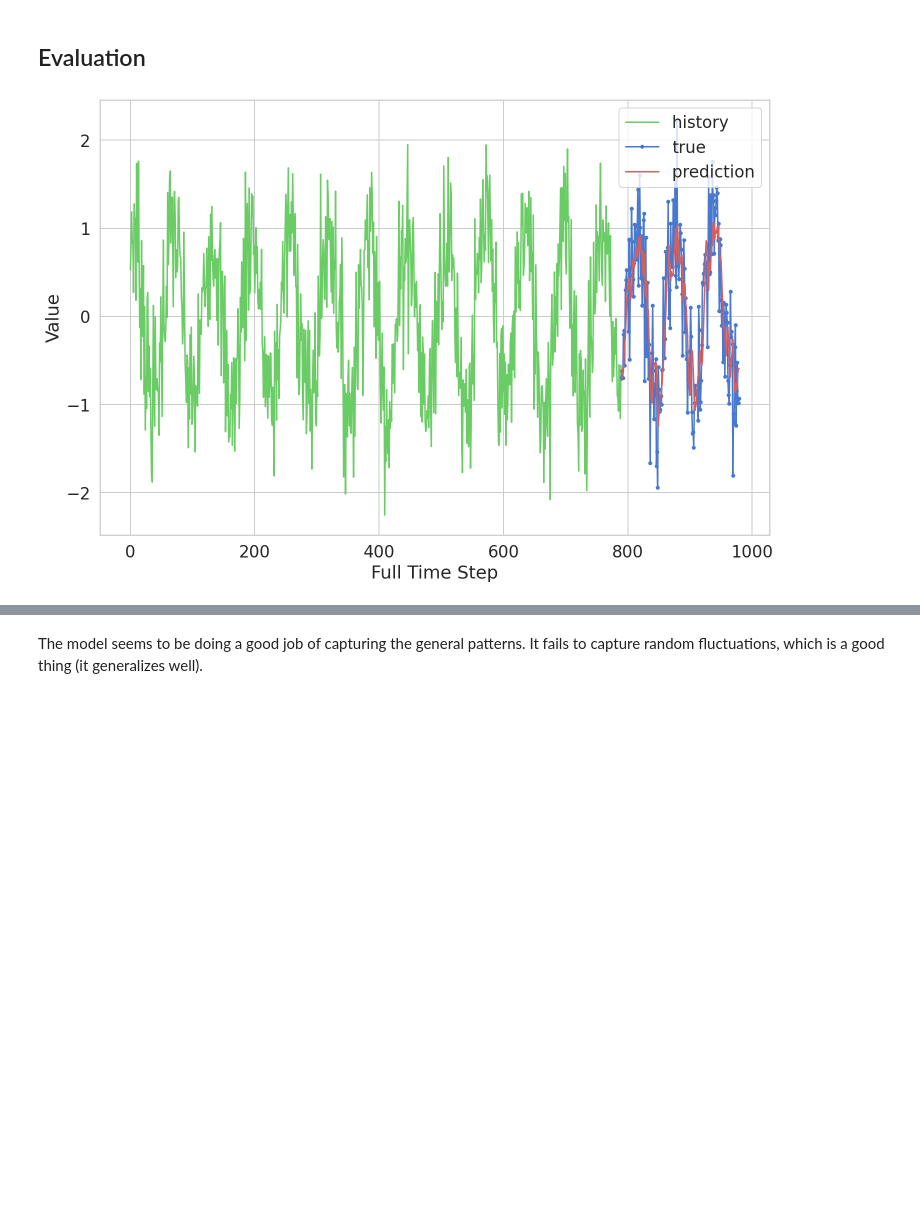
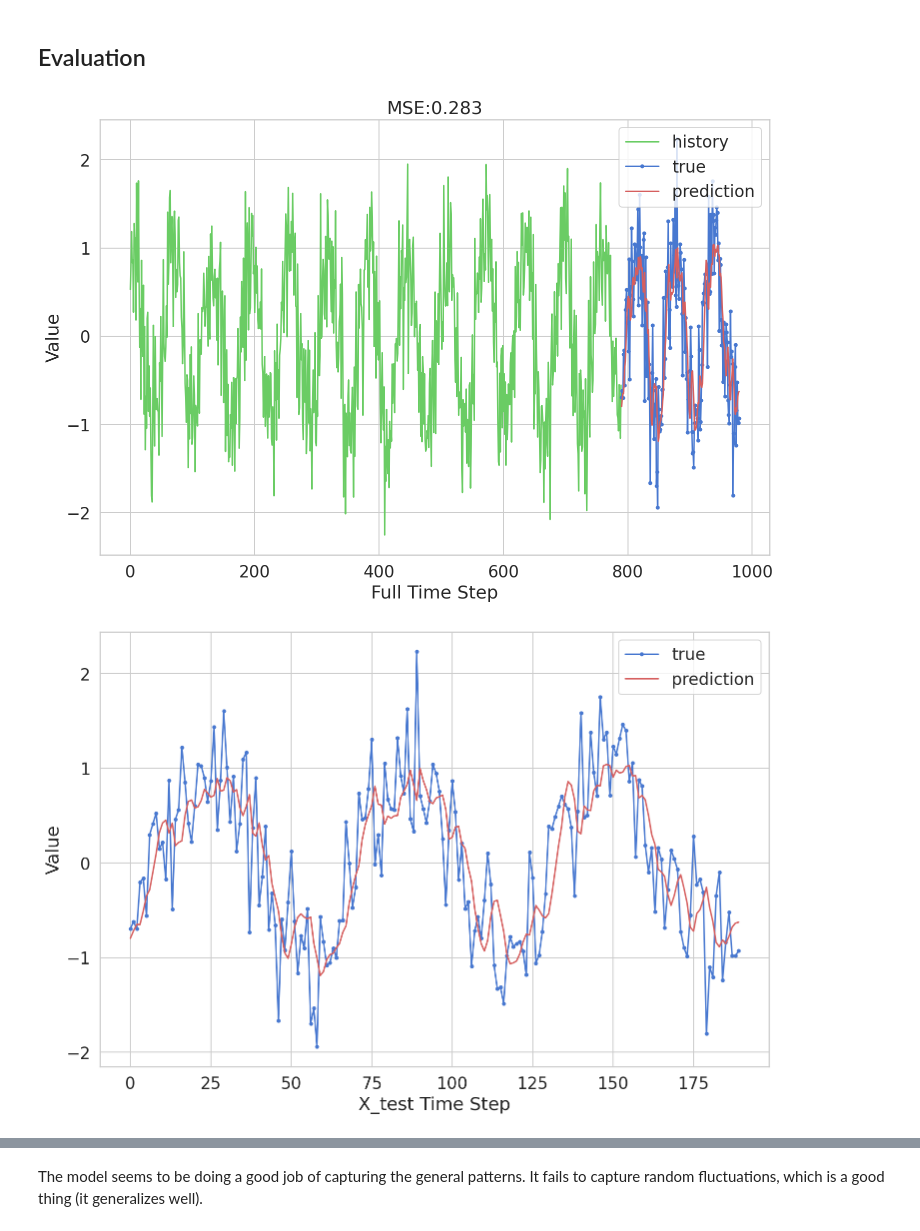
Before and after one commit to VishalMaurya/Deeplearning-TimeSeries, a Jupyter notebook: LSTM_TimeSeries_basic.ipynb, the cells around one changed output, grey strips where cells are left out. Cells and saved outputs as stored; diff of their text form; code cells hidden in the pictures; blank space fills up the shorter version.

Commit message:
Modified model arch

```diff
--- a/LSTM_TimeSeries_basic.ipynb
+++ b/LSTM_TimeSeries_basic.ipynb
@@ -97,7 +118,7 @@ We’ll use the Keras LSTM layer in a sequential model to make our predictions.
 # %%
 def create_baseline(X_train):
     model = keras.Sequential()
-    model.add(keras.layers.LSTM(128, input_shape=(X_train.shape[1], X_train.shape[2])))
+    model.add(keras.layers.LSTM(32, input_shape=(X_train.shape[1], X_train.shape[2])))
     model.add(keras.layers.Dense(1))
     model.compile(loss='mean_squared_error', optimizer=keras.optimizers.Adam(0.001))
     return model
@@ -140,16 +161,31 @@ plt.legend();
 # %%
 # evaluation of test data by showing forecasting with train data
 y_pred = model.predict(X_test)
 
+score = np.round(mean_squared_error(y_test, y_pred), 3)
 plt.plot(np.arange(0, len(y_train)), y_train[0:], 'g', label="history")
 plt.plot(np.arange(len(y_train), len(y_train) + len(y_test)), y_test, marker='.', label="true")
 plt.plot(np.arange(len(y_train), len(y_train) + len(y_test)), y_pred, 'r', label="prediction")
 plt.ylabel('Value')
 plt.xlabel('Full Time Step')
+plt.title('MSE:'+str(score))
+plt.legend()
+plt.show()
+
+
+
+
+# evaluation of test data by showing forecasting with actual data
+
+plt.plot(y_test, marker='.', label="true")
+plt.plot(y_pred, 'r', label="prediction")
+plt.ylabel('Value')
+plt.xlabel('X_test Time Step')
 plt.legend()
 plt.show();
 # %% [output]
-[figure, old version]
+[figure, new version]
+[figure, added]
 # %%
 # evaluation of test data by showing forecasting with actual data
 
```
Also changed, not shown: parts of 6 cells of this notebook.
